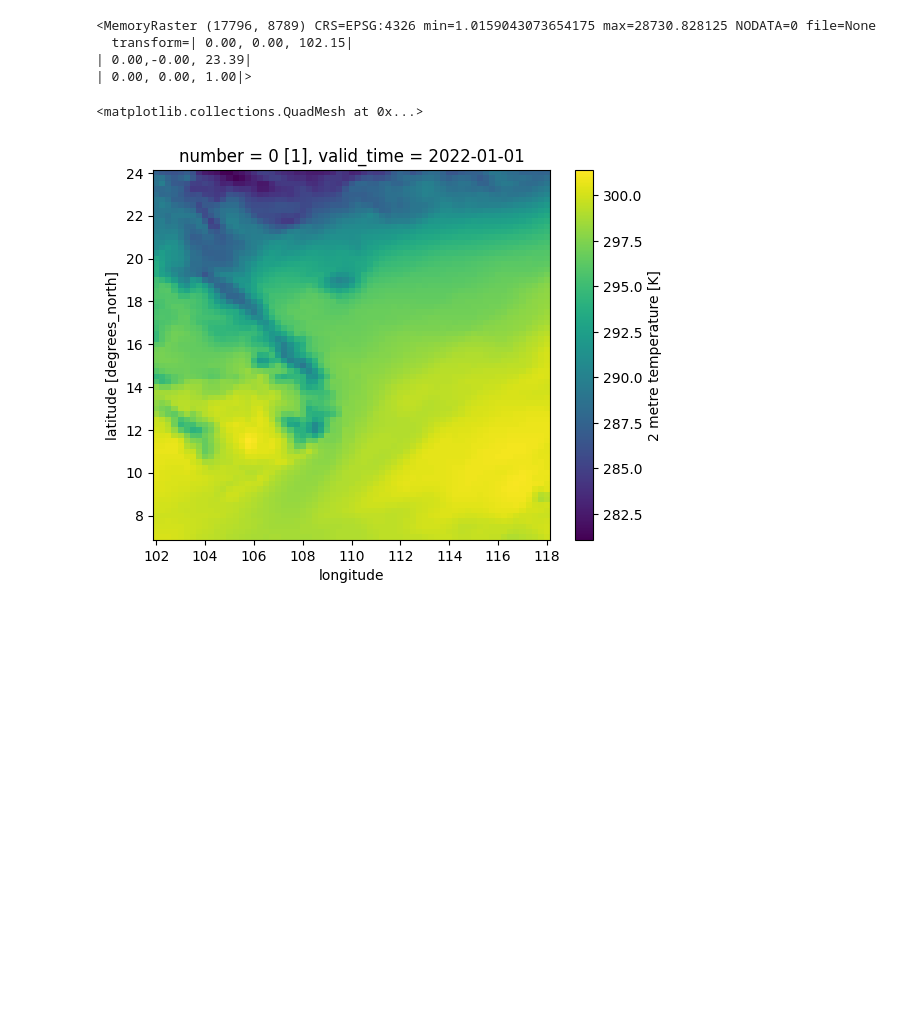
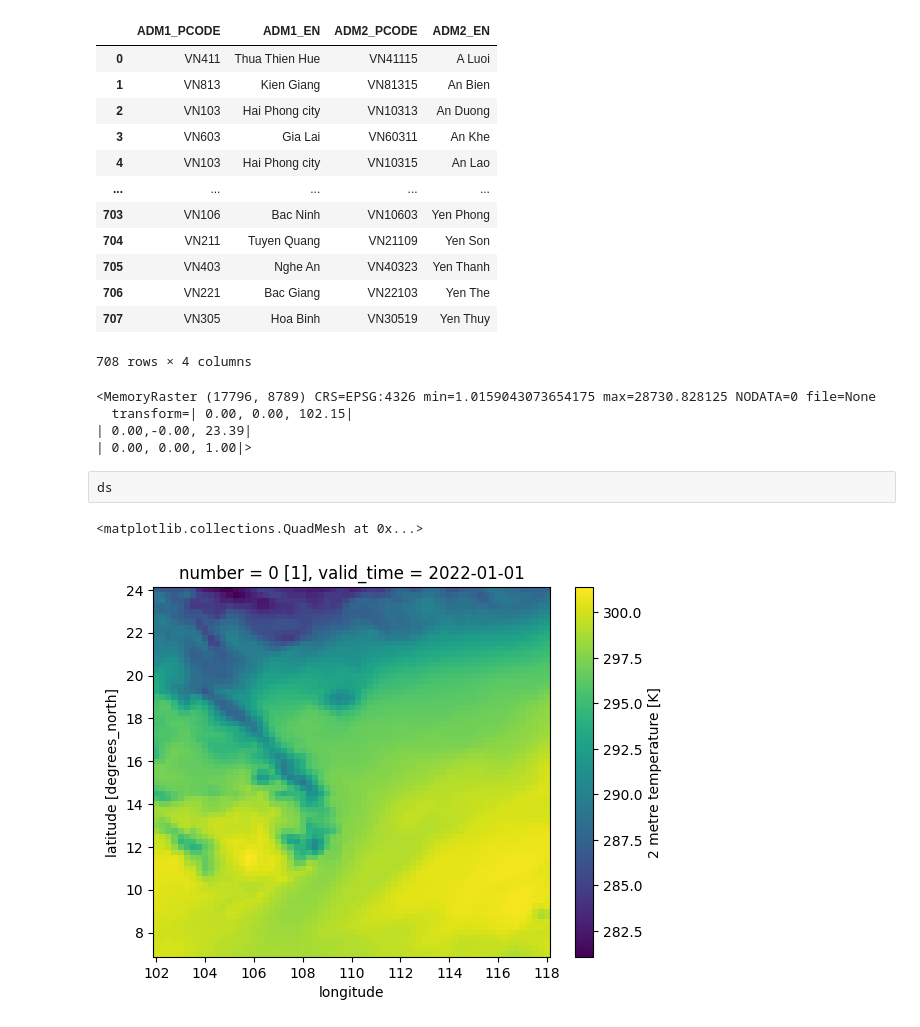
Before and after one commit to kraemer-lab/geoglue, a Jupyter notebook: xarray_exactextract.ipynb, the cells around one changed output. Cells and saved outputs as stored; diff of their text form; code cells hidden in the pictures; blank space fills up the shorter version.

```diff
--- a/xarray_exactextract.ipynb
+++ b/xarray_exactextract.ipynb
@@ -11,5 +15,21 @@ ERA5_VARIABLE_MAPPINGS = {"2m_temperature": "t2m"}
 city_polygons = gpd.read_file("data/vnm_adm_gov_20201027/vnm_admbnda_adm2_gov_20201027.shp").to_crs("EPSG:4326")
 population_high = MemoryRaster.read("data/vnm_ppp_2020_UNadj_constrained.tif", crs="EPSG:4326")
+# %%
+city_polygons[ADM_COLS]
+# %% [output]
+|  | ADM1_PCODE | ADM1_EN | ADM2_PCODE | ADM2_EN |
+| 0 | VN411 | Thua Thien Hue | VN41115 | A Luoi |
+| 1 | VN813 | Kien Giang | VN81315 | An Bien |
+| 2 | VN103 | Hai Phong city | VN10313 | An Duong |
+| 3 | VN603 | Gia Lai | VN60311 | An Khe |
+| 4 | VN103 | Hai Phong city | VN10315 | An Lao |
+| ... | ... | ... | ... | ... |
+| 703 | VN106 | Bac Ninh | VN10603 | Yen Phong |
+| 704 | VN211 | Tuyen Quang | VN21109 | Yen Son |
+| 705 | VN403 | Nghe An | VN40323 | Yen Thanh |
+| 706 | VN221 | Bac Giang | VN22103 | Yen The |
+| 707 | VN305 | Hoa Binh | VN30519 | Yen Thuy |
+708 rows × 4 columns
 # %%
 def get_extents(gdf: gpd.GeoDataFrame) -> tuple[slice, slice]:
     min_long, min_lat, max_long, max_lat = gdf.geometry.total_bounds
@@ -41,3 +60,5 @@ ds = era5_raster(era5_file, '2m_temperature', city_polygons)
+# %% [raw]
+ds
 # %%
 vietnam_weather = era5_raster(era5_file, '2m_temperature', city_polygons).sel(valid_time="2022-01-01")
 vietnam_weather.plot(x="longitude")
```
Also changed, not shown: parts of 8 cells of this notebook.
